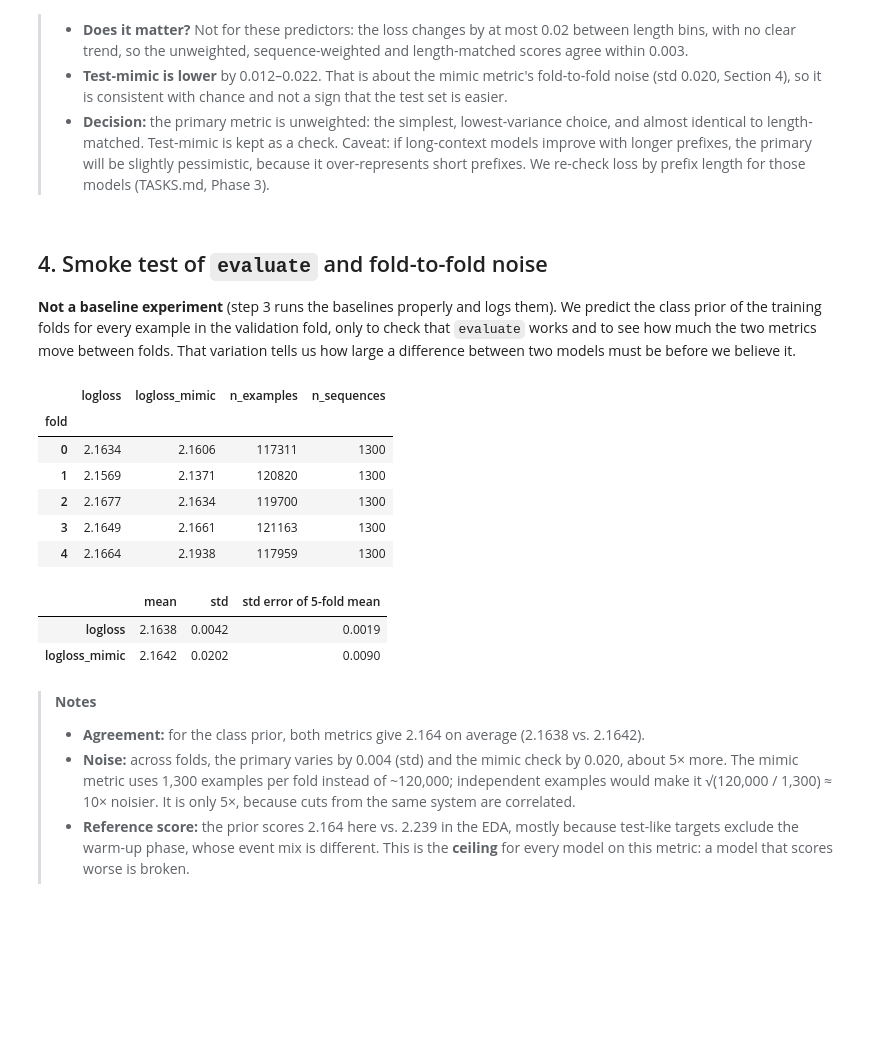
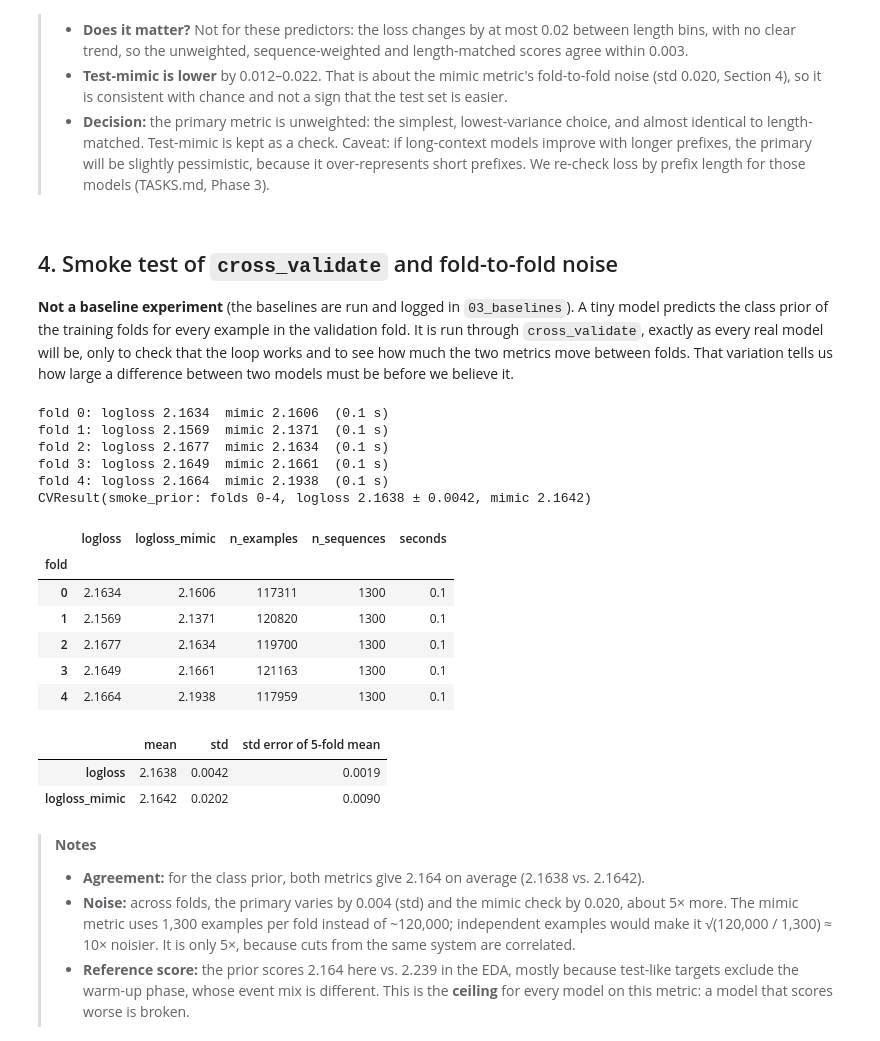
Before and after one commit to duongnc000/eventflow, a Jupyter notebook: notebooks/02_validation.ipynb, the cells around one changed output. Saved outputs shown, nothing was run; the diff lists cells and outputs as text; code cells hidden in the pictures; blank space fills up the shorter version.

Commit message:
Add shared model interface: cross_validate, saved out-of-fold predictions, per-fold logging

```diff
--- a/notebooks/02_validation.ipynb
+++ b/notebooks/02_validation.ipynb
@@ -265,30 +266,43 @@ display(pd.DataFrame(by_weighting).round(4))
 > - **Test-mimic is lower** by 0.012–0.022. That is about the mimic metric's fold-to-fold noise (std 0.020, Section 4), so it is consistent with chance and not a sign that the test set is easier.
 > - **Decision:** the primary metric is unweighted: the simplest, lowest-variance choice, and almost identical to length-matched. Test-mimic is kept as a check. Caveat: if long-context models improve with longer prefixes, the primary will be slightly pessimistic, because it over-represents short prefixes. We re-check loss by prefix length for those models (TASKS.md, Phase 3).
 # %% [markdown]
-## 4. Smoke test of `evaluate` and fold-to-fold noise
-**Not a baseline experiment** (step 3 runs the baselines properly and logs them). We predict the class prior of
-the training folds for every example in the validation fold, only to check that `evaluate` works and to see how
-much the two metrics move between folds. That variation tells us how large a difference between two models
-must be before we believe it.
+## 4. Smoke test of `cross_validate` and fold-to-fold noise
+**Not a baseline experiment** (the baselines are run and logged in `03_baselines`). A tiny model predicts the
+class prior of the training folds for every example in the validation fold. It is run through `cross_validate`,
+exactly as every real model will be, only to check that the loop works and to see how much the two metrics
+move between folds. That variation tells us how large a difference between two models must be before we
+believe it.
 # %%
-rows = []
-for fold, tr, va in iter_folds(examples):
-    prior = np.bincount(tr["target"], minlength=N_CLASSES) / len(tr)
-    rows.append({"fold": fold, **evaluate(va, np.tile(prior, (len(va), 1)))})
-smoke = pd.DataFrame(rows).set_index("fold")
-display(smoke.round(4))
+class ClassPrior:
+    """Smoke-test model: predicts the class frequencies of its training examples for everyone."""
+    def fit(self, data, examples):
+        self.prior = np.bincount(examples["target"], minlength=N_CLASSES) / len(examples)
+        return self
 
-summary = smoke[["logloss", "logloss_mimic"]].agg(["mean", "std"]).T
+    def predict_proba(self, data, examples):
+        return np.tile(self.prior, (len(examples), 1))
+
+cv = cross_validate(ClassPrior, train, examples, name="smoke_prior")
+print(cv)
+display(cv.per_fold.round(4))
+
+summary = cv.per_fold[["logloss", "logloss_mimic"]].agg(["mean", "std"]).T
 summary["std error of 5-fold mean"] = summary["std"] / np.sqrt(N_FOLDS)
 display(summary.round(4))
 # %% [output]
+fold 0: logloss 2.1634  mimic 2.1606  (0.1 s)
+fold 1: logloss 2.1569  mimic 2.1371  (0.1 s)
+fold 2: logloss 2.1677  mimic 2.1634  (0.1 s)
+fold 3: logloss 2.1649  mimic 2.1661  (0.1 s)
+fold 4: logloss 2.1664  mimic 2.1938  (0.1 s)
+CVResult(smoke_prior: folds 0-4, logloss 2.1638 ± 0.0042, mimic 2.1642)
-|  | logloss | logloss_mimic | n_examples | n_sequences |
-| fold |  |  |  |  |
-| 0 | 2.1634 | 2.1606 | 117311 | 1300 |
-| 1 | 2.1569 | 2.1371 | 120820 | 1300 |
-| 2 | 2.1677 | 2.1634 | 119700 | 1300 |
-| 3 | 2.1649 | 2.1661 | 121163 | 1300 |
-| 4 | 2.1664 | 2.1938 | 117959 | 1300 |
+|  | logloss | logloss_mimic | n_examples | n_sequences | seconds |
+| fold |  |  |  |  |  |
+| 0 | 2.1634 | 2.1606 | 117311 | 1300 | 0.1 |
+| 1 | 2.1569 | 2.1371 | 120820 | 1300 | 0.1 |
+| 2 | 2.1677 | 2.1634 | 119700 | 1300 | 0.1 |
+| 3 | 2.1649 | 2.1661 | 121163 | 1300 | 0.1 |
+| 4 | 2.1664 | 2.1938 | 117959 | 1300 | 0.1 |
 |  | mean | std | std error of 5-fold mean |
 | logloss | 2.1638 | 0.0042 | 0.0019 |
 | logloss_mimic | 2.1642 | 0.0202 | 0.0090 |
```
Also changed, not shown: parts of 4 cells of this notebook, 4 other files.
